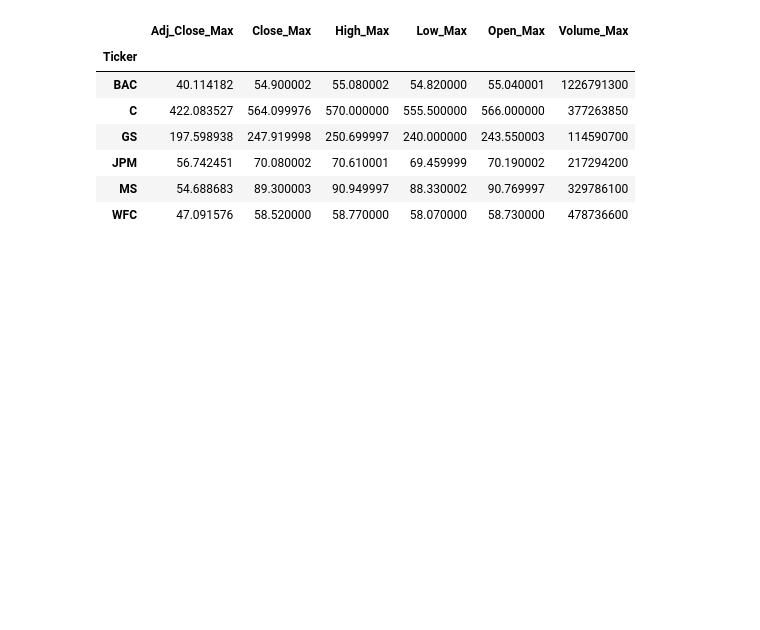
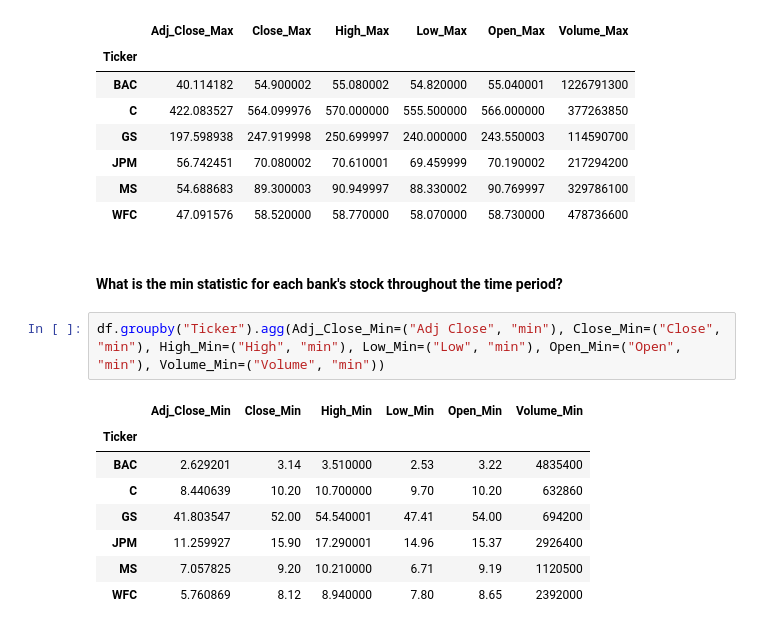
Before and after one commit to MeetPatel89/stocks_analysis, a Jupyter notebook: notebook.ipynb, the cells around one changed output. Cells and saved outputs as stored; diff of their text form; blank space fills up the shorter version.

Commit message:
get min statistics for bank stocks

```diff
--- a/notebook.ipynb
+++ b/notebook.ipynb
@@ -250,3 +250,16 @@ df.groupby("Ticker").agg(Adj_Close_Max=("Adj Close", "max"), Close_Max=("Close",
 | JPM | 56.742451 | 70.080002 | 70.610001 | 69.459999 | 70.190002 | 217294200 |
 | MS | 54.688683 | 89.300003 | 90.949997 | 88.330002 | 90.769997 | 329786100 |
 | WFC | 47.091576 | 58.520000 | 58.770000 | 58.070000 | 58.730000 | 478736600 |
+# %% [markdown]
+#### What is the min statistic for each bank's stock throughout the time period?
+# %%
+df.groupby("Ticker").agg(Adj_Close_Min=("Adj Close", "min"), Close_Min=("Close", "min"), High_Min=("High", "min"), Low_Min=("Low", "min"), Open_Min=("Open", "min"), Volume_Min=("Volume", "min"))
+# %% [output]
+|  | Adj_Close_Min | Close_Min | High_Min | Low_Min | Open_Min | Volume_Min |
+| Ticker |  |  |  |  |  |  |
+| BAC | 2.629201 | 3.14 | 3.510000 | 2.53 | 3.22 | 4835400 |
+| C | 8.440639 | 10.20 | 10.700000 | 9.70 | 10.20 | 632860 |
+| GS | 41.803547 | 52.00 | 54.540001 | 47.41 | 54.00 | 694200 |
+| JPM | 11.259927 | 15.90 | 17.290001 | 14.96 | 15.37 | 2926400 |
+| MS | 7.057825 | 9.20 | 10.210000 | 6.71 | 9.19 | 1120500 |
+| WFC | 5.760869 | 8.12 | 8.940000 | 7.80 | 8.65 | 2392000 |
```
Also changed, not shown: parts of 1 cell of this notebook.
